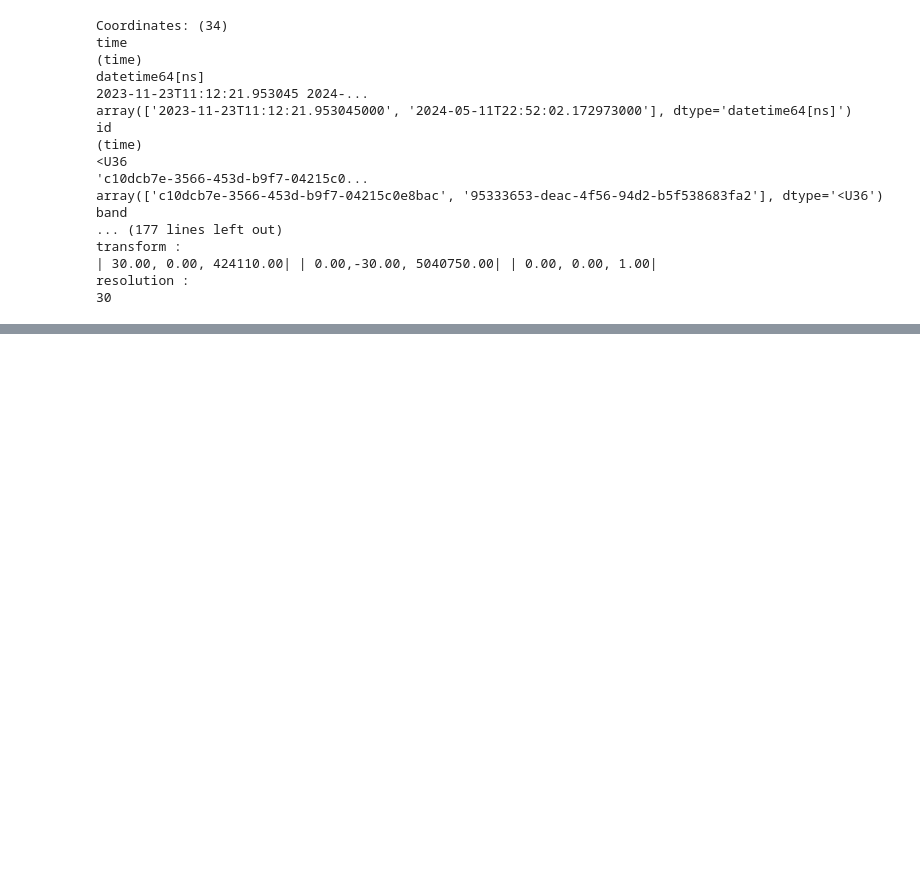
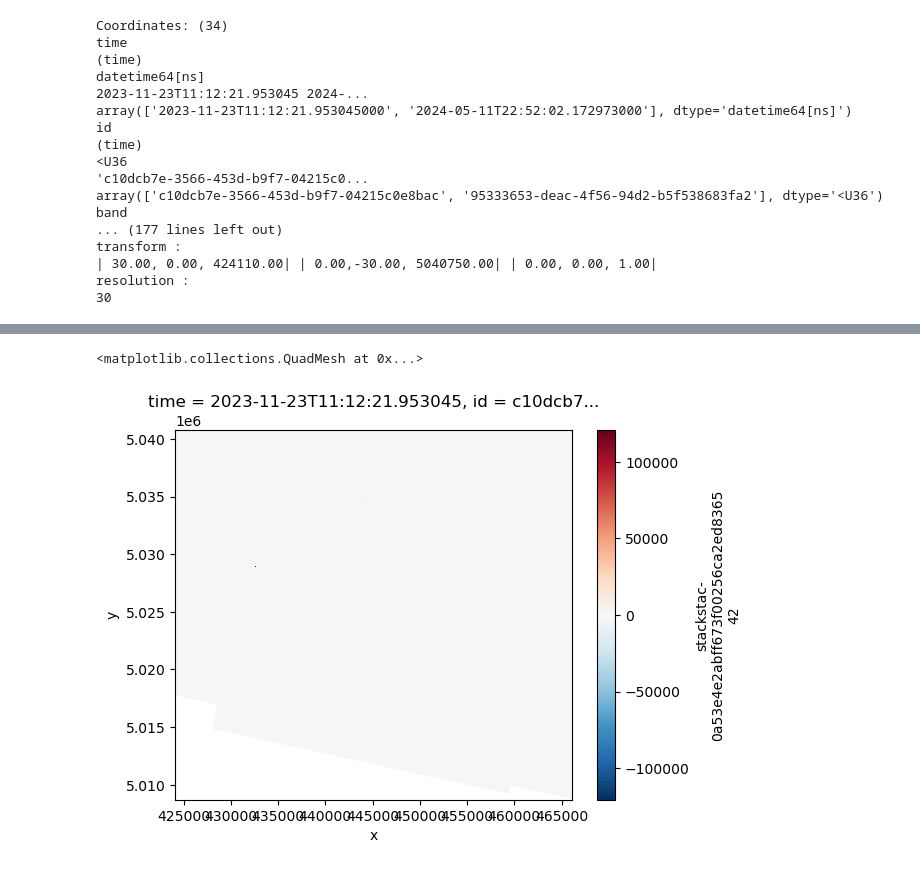
Before and after one commit to eodms-sgdot/rcm-ard-stac-examples, a Jupyter notebook: examples/rcm_ard_stac_example.ipynb, the cells around one changed output, grey strips where cells are left out. Saved outputs shown, nothing was run; the diff lists cells and outputs as text; code cells hidden in the pictures; blank space fills up the shorter version.

```diff
--- a/examples/rcm_ard_stac_example.ipynb
+++ b/examples/rcm_ard_stac_example.ipynb
@@ -185,0 +200,5 @@ Clipping input data to the valid range for imshow with RGB data ([0..1] for floa
+# %%
+stack_mod[0,2,:,:].plot()
+# %% [output]
+<matplotlib.collections.QuadMesh at 0x...>
+[figure, added]
```
Also changed, not shown: parts of 10 cells of this notebook, 1 other file.
